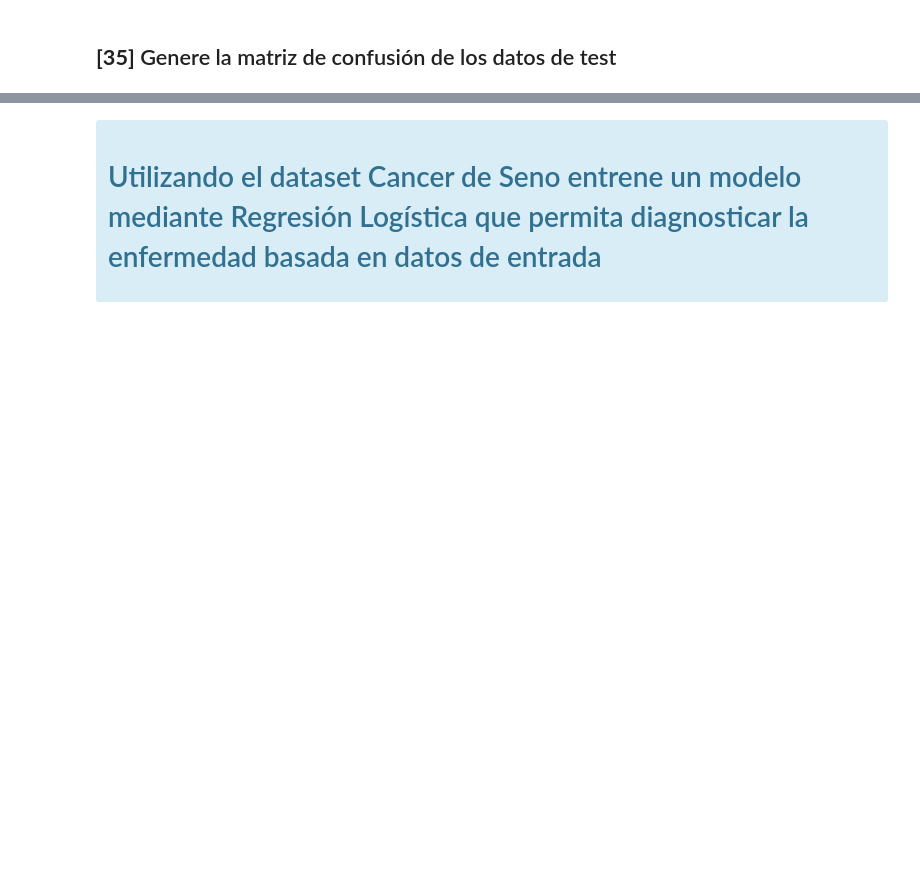
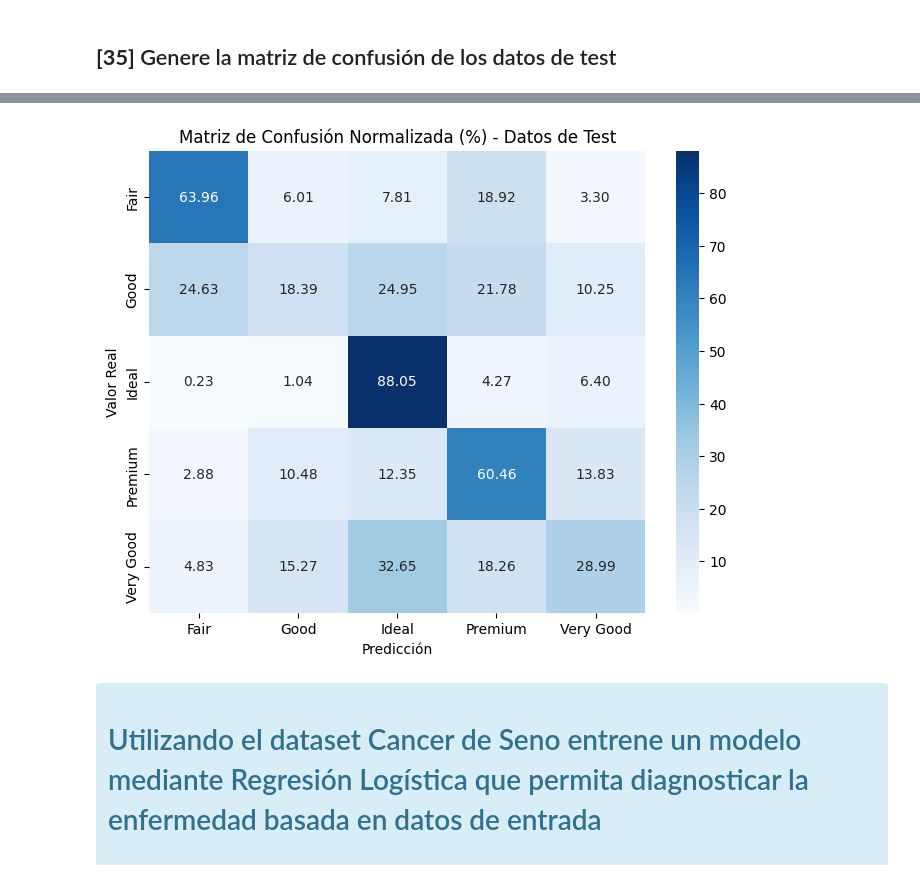
Before and after one commit to edegraciab/mla-labs-edg, a Jupyter notebook: 02_Lab_ApSupervisado1/Lab02_ApSupervisado1_edgb.ipynb, the cells around one changed output, grey strips where cells are left out. Saved outputs shown, nothing was run; the diff lists cells and outputs as text; code cells hidden in the pictures; blank space fills up the shorter version.

```diff
--- a/02_Lab_ApSupervisado1/Lab02_ApSupervisado1_edgb.ipynb
+++ b/02_Lab_ApSupervisado1/Lab02_ApSupervisado1_edgb.ipynb
@@ -1467,3 +1478,17 @@ print("✅ Matriz de confusión guardada como 'confusion_matrix.png'")
+# %%
+# Calcular la matriz de confusión normalizada (porcentaje por fila)
+cm_percent = confusion_matrix(y_test_d, y_pred_d, normalize='true') * 100
+
+plt.figure(figsize=(8, 6))
+sns.heatmap(cm_percent, annot=True, fmt='.2f', cmap='Blues',
+            xticklabels=categorias,
+            yticklabels=categorias)
+plt.title('Matriz de Confusión Normalizada (%) - Datos de Test')
+plt.xlabel('Predicción')
+plt.ylabel('Valor Real')
+plt.show()
+# %% [output]
+[figure, added]
 # %% [markdown]
 <div class="alert alert-info", role="success">
     <h1 style="font-size: 2em;">Utilizando el dataset Cancer de Seno entrene un modelo mediante Regresión Logística que permita diagnosticar la enfermedad basada en datos de entrada
```
Also changed, not shown: parts of 46 cells of this notebook.
